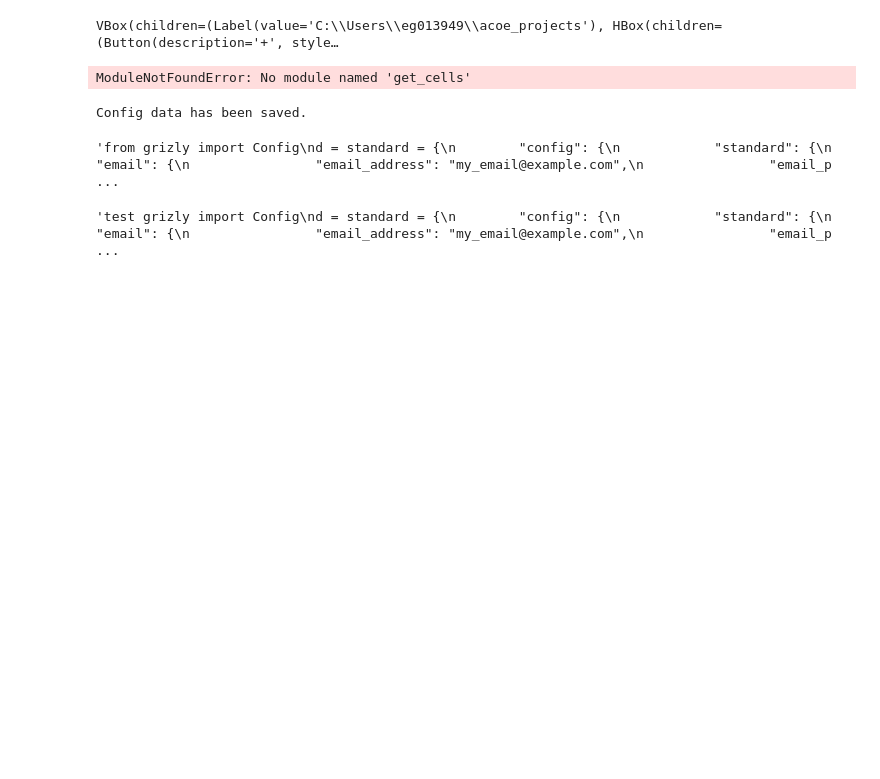
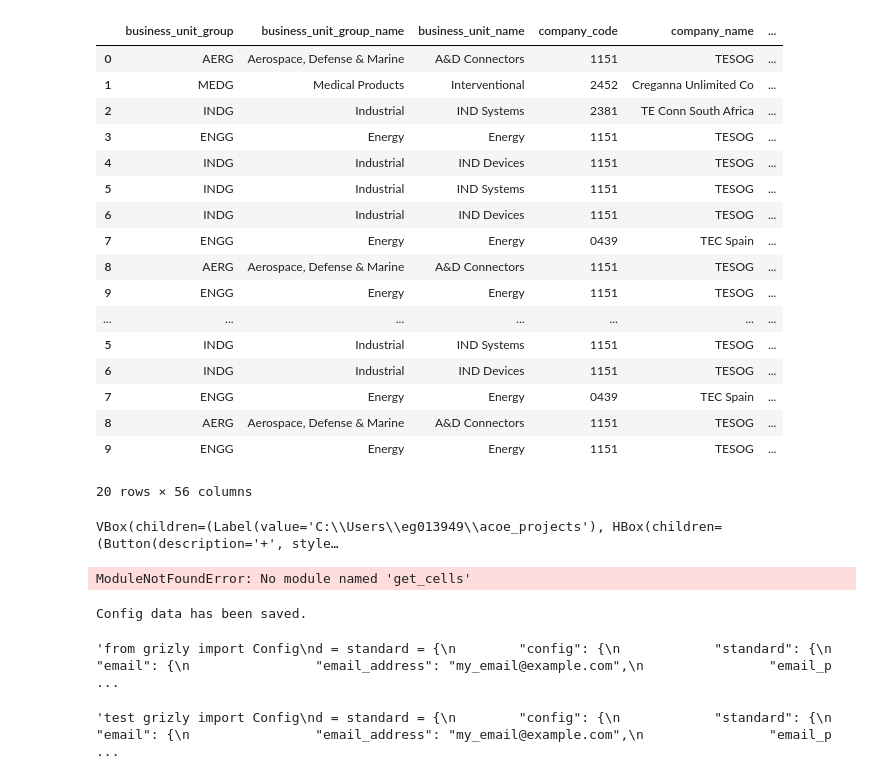
Before and after one commit to krzyzanowskik/grizly, a Jupyter notebook: notebooks/Untitled.ipynb, the cells around one changed output. Cells and saved outputs as stored; diff of their text form; code cells hidden in the pictures; blank space fills up the shorter version.

Commit message:
added to_parquet to qf

```diff
--- a/notebooks/Untitled.ipynb
+++ b/notebooks/Untitled.ipynb
@@ -7,0 +1,12 @@ ValueError: Field 'material_number' doesn't have custom_type and has invalid val
+# %%
+from grizly_dev.grizly import Store, get_path, QFrame, union
+from grizly_dev.grizly import get_path
+
+json_path = get_path("acoe_projects", "grizly_dev", "notebooks", "to_parque_delete.json")
+qf = QFrame(engine="mssql+pyodbc://DenodoODBC").read_json(json_path, subquery="sales_daily_news_emea")
+qf.limit(10)
+parquet_path = get_path("acoe_projects", "grizly_dev", "notebooks", "notebooks.parquet")
+qf.to_parquet(parquet_path)
+# %%
+df2 = qf.df.astype(dtype=qf.dtypes)
+#df2.to_parquet(parquet_path)
@@ -8,3 +33,26 @@ ValueError: Field 'material_number' doesn't have custom_type and has invalid val
+# %%
+import pandas as pd
+df = pd.read_parquet(parquet_path)
+pd.concat([df, df2])
+# %% [output]
+|  | business_unit_group | business_unit_group_name | business_unit_name | company_code | company_name | ... |
+| 0 | AERG | Aerospace, Defense & Marine | A&D Connectors | 1151 | TESOG | ... |
+| 1 | MEDG | Medical Products | Interventional | 2452 | Creganna Unlimited Co | ... |
+| 2 | INDG | Industrial | IND Systems | 2381 | TE Conn South Africa | ... |
+| 3 | ENGG | Energy | Energy | 1151 | TESOG | ... |
+| 4 | INDG | Industrial | IND Devices | 1151 | TESOG | ... |
+| 5 | INDG | Industrial | IND Systems | 1151 | TESOG | ... |
+| 6 | INDG | Industrial | IND Devices | 1151 | TESOG | ... |
+| 7 | ENGG | Energy | Energy | 0439 | TEC Spain | ... |
+| 8 | AERG | Aerospace, Defense & Marine | A&D Connectors | 1151 | TESOG | ... |
+| 9 | ENGG | Energy | Energy | 1151 | TESOG | ... |
+| ... | ... | ... | ... | ... | ... | ... |
+| 5 | INDG | Industrial | IND Systems | 1151 | TESOG | ... |
+| 6 | INDG | Industrial | IND Devices | 1151 | TESOG | ... |
+| 7 | ENGG | Energy | Energy | 0439 | TEC Spain | ... |
+| 8 | AERG | Aerospace, Defense & Marine | A&D Connectors | 1151 | TESOG | ... |
+| 9 | ENGG | Energy | Energy | 1151 | TESOG | ... |
+20 rows × 56 columns
 # %%
 import ipywidgets as w
 import os
```
Also changed, not shown: parts of 2 cells of this notebook, 5 other files.
